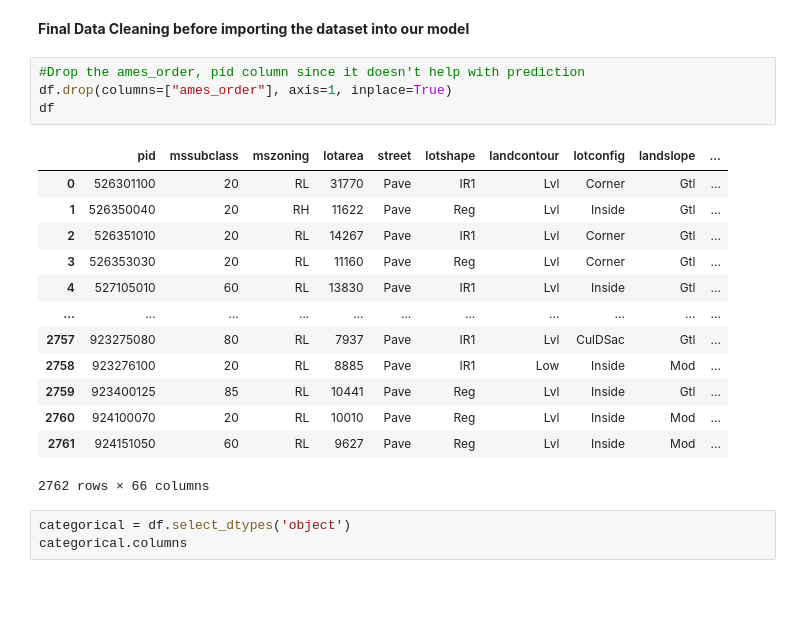
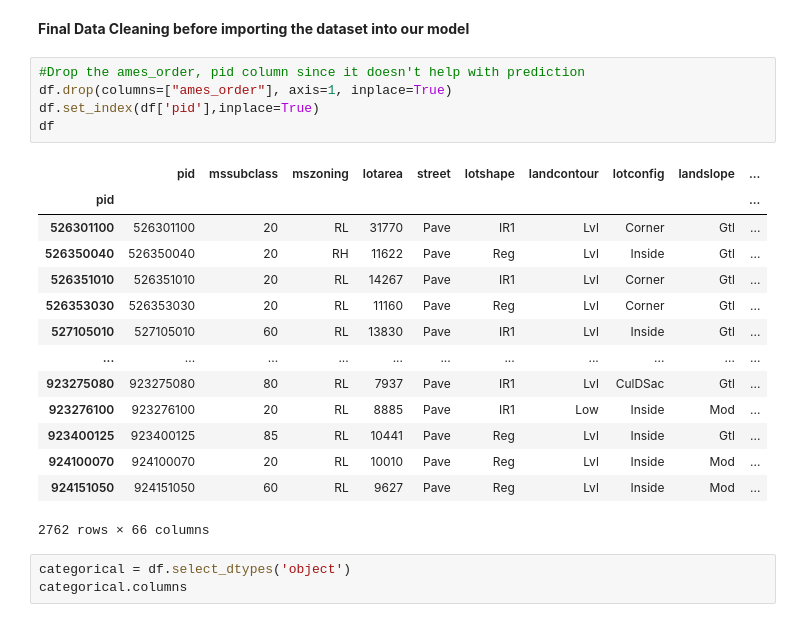
Before and after one commit to yajingran/group_2_final_project, a Jupyter notebook: Machine Leaning Model - House Price Prediction.ipynb, the cells around one changed output. Cells and saved outputs as stored; diff of their text form; blank space fills up the shorter version.

```diff
--- a/Machine Leaning Model - House Price Prediction.ipynb
+++ b/Machine Leaning Model - House Price Prediction.ipynb
@@ -44,20 +45,22 @@ df = pd.read_sql_query(sql, conn)
 # %%
 #Drop the ames_order, pid column since it doesn't help with prediction
 df.drop(columns=["ames_order"], axis=1, inplace=True)
+df.set_index(df['pid'],inplace=True)
 df
 # %% [output]
 |  | pid | mssubclass | mszoning | lotarea | street | lotshape | landcontour | lotconfig | landslope | ... |
-| 0 | 526301100 | 20 | RL | 31770 | Pave | IR1 | Lvl | Corner | Gtl | ... |
-| 1 | 526350040 | 20 | RH | 11622 | Pave | Reg | Lvl | Inside | Gtl | ... |
-| 2 | 526351010 | 20 | RL | 14267 | Pave | IR1 | Lvl | Corner | Gtl | ... |
-| 3 | 526353030 | 20 | RL | 11160 | Pave | Reg | Lvl | Corner | Gtl | ... |
-| 4 | 527105010 | 60 | RL | 13830 | Pave | IR1 | Lvl | Inside | Gtl | ... |
+| pid |  |  |  |  |  |  |  |  |  | ... |
+| 526301100 | 526301100 | 20 | RL | 31770 | Pave | IR1 | Lvl | Corner | Gtl | ... |
+| 526350040 | 526350040 | 20 | RH | 11622 | Pave | Reg | Lvl | Inside | Gtl | ... |
+| 526351010 | 526351010 | 20 | RL | 14267 | Pave | IR1 | Lvl | Corner | Gtl | ... |
+| 526353030 | 526353030 | 20 | RL | 11160 | Pave | Reg | Lvl | Corner | Gtl | ... |
+| 527105010 | 527105010 | 60 | RL | 13830 | Pave | IR1 | Lvl | Inside | Gtl | ... |
 | ... | ... | ... | ... | ... | ... | ... | ... | ... | ... | ... |
-| 2757 | 923275080 | 80 | RL | 7937 | Pave | IR1 | Lvl | CulDSac | Gtl | ... |
-| 2758 | 923276100 | 20 | RL | 8885 | Pave | IR1 | Low | Inside | Mod | ... |
-| 2759 | 923400125 | 85 | RL | 10441 | Pave | Reg | Lvl | Inside | Gtl | ... |
-| 2760 | 924100070 | 20 | RL | 10010 | Pave | Reg | Lvl | Inside | Mod | ... |
-| 2761 | 924151050 | 60 | RL | 9627 | Pave | Reg | Lvl | Inside | Mod | ... |
+| 923275080 | 923275080 | 80 | RL | 7937 | Pave | IR1 | Lvl | CulDSac | Gtl | ... |
+| 923276100 | 923276100 | 20 | RL | 8885 | Pave | IR1 | Low | Inside | Mod | ... |
+| 923400125 | 923400125 | 85 | RL | 10441 | Pave | Reg | Lvl | Inside | Gtl | ... |
+| 924100070 | 924100070 | 20 | RL | 10010 | Pave | Reg | Lvl | Inside | Mod | ... |
+| 924151050 | 924151050 | 60 | RL | 9627 | Pave | Reg | Lvl | Inside | Mod | ... |
 2762 rows × 66 columns
 # %%
 categorical = df.select_dtypes('object')
```
Also changed, not shown: parts of 32 cells of this notebook.
